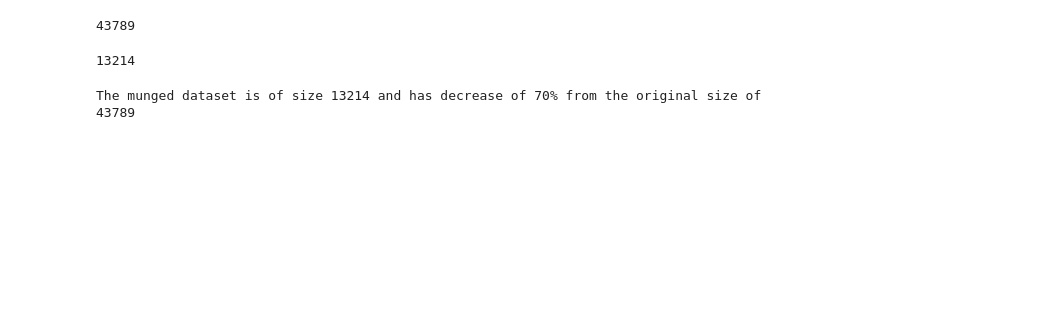
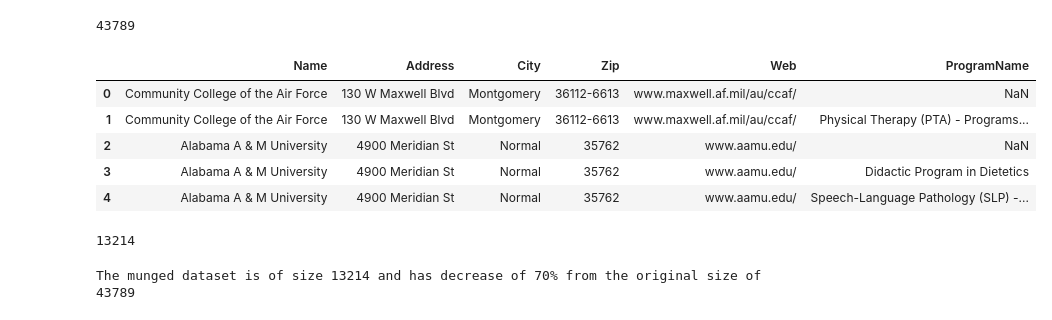
Before and after one commit to manguilar22/EuclideanDistancePY, a Jupyter notebook: project/model/Colleges.ipynb, the cells around one changed output. Saved outputs shown, nothing was run; the diff lists cells and outputs as text; code cells hidden in the pictures; blank space fills up the shorter version.

```diff
--- a/project/model/Colleges.ipynb
+++ b/project/model/Colleges.ipynb
@@ -7,6 +8,15 @@ df = pd.read_csv("../data/source/Colleges.csv")
 len(df)
 # %% [output]
 43789
+# %%
+df.head()
+# %% [output]
+|  | Name | Address | City | Zip | Web | ProgramName |
+| 0 | Community College of the Air Force | 130 W Maxwell Blvd | Montgomery | 36112-6613 | www.maxwell.af.mil/au/ccaf/ | NaN |
+| 1 | Community College of the Air Force | 130 W Maxwell Blvd | Montgomery | 36112-6613 | www.maxwell.af.mil/au/ccaf/ | Physical Therapy (PTA) - Programs... |
+| 2 | Alabama A & M University | 4900 Meridian St | Normal | 35762 | www.aamu.edu/ | NaN |
+| 3 | Alabama A & M University | 4900 Meridian St | Normal | 35762 | www.aamu.edu/ | Didactic Program in Dietetics |
+| 4 | Alabama A & M University | 4900 Meridian St | Normal | 35762 | www.aamu.edu/ | Speech-Language Pathology (SLP) -... |
 # %%
 munged = df.dropna(axis=0, subset=['ProgramName',"Web"])
 # %%
```
Also changed, not shown: parts of 9 cells of this notebook, 9 other files.
